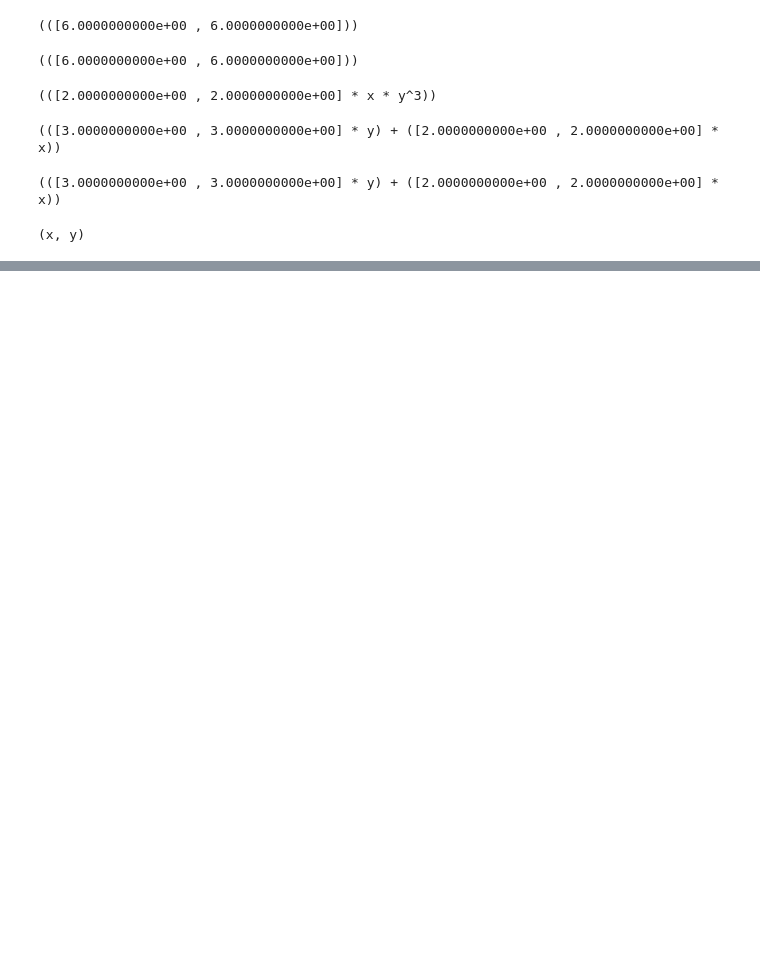
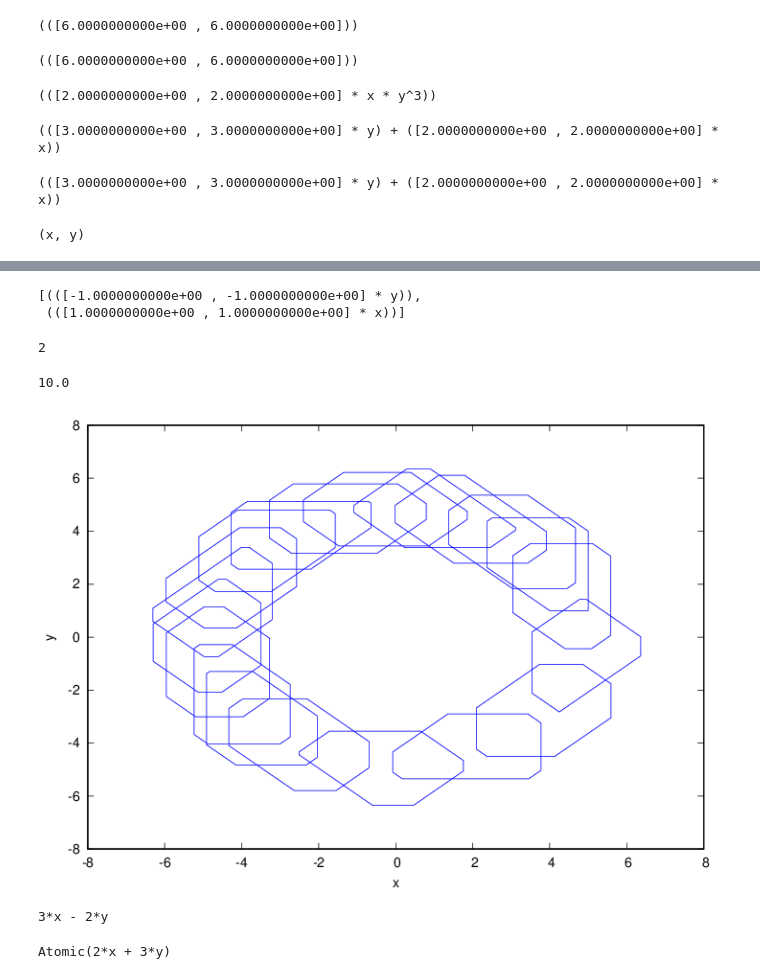
Before and after one commit to twright/Logic-of-Behaviour-in-Uncertain-Contexts, a Jupyter notebook: ULBC.ipynb, the cells around one changed output, grey strips where cells are left out. Drawn from its saved outputs; the diff is of its cells as text; code cells hidden in the pictures; blank space fills up the shorter version.

```diff
--- a/ULBC.ipynb
+++ b/ULBC.ipynb
@@ -96,0 +110,12 @@ Poly(2*x + 3*y)
+# %%
+odes = [
+    -y,
+    x,
+]
+# %%
+polys = [Poly(ode) for ode in odes]
+# %%
+polys
+# %% [output]
+[(([-1.0000000000e+00 , -1.0000000000e+00] * y)),
+ (([1.0000000000e+00 , 1.0000000000e+00] * x))]
@@ -96,0 +124,14 @@ Poly(2*x + 3*y)
+# %%
+reach = Reach(polys[0].var_names, polys, [(4,5), (1,2)], 10, 0.5, order=10)
+# %%
+reach.res
+# %% [output]
+2
+# %%
+reach.time
+# %% [output]
+10.0
+# %%
+reach.wplot('x', 'y')
+# %% [output]
+[figure, added]
@@ -96,0 +140,8 @@ Poly(2*x + 3*y)
+# %%
+Atomic(2*x + 3*y).dpdt(odes)
+# %% [output]
+3*x - 2*y
+# %%
+Atomic(2*x + 3*y)
+# %% [output]
+Atomic(2*x + 3*y)
```
Also changed, not shown: parts of 18 cells of this notebook, 8 other files.
